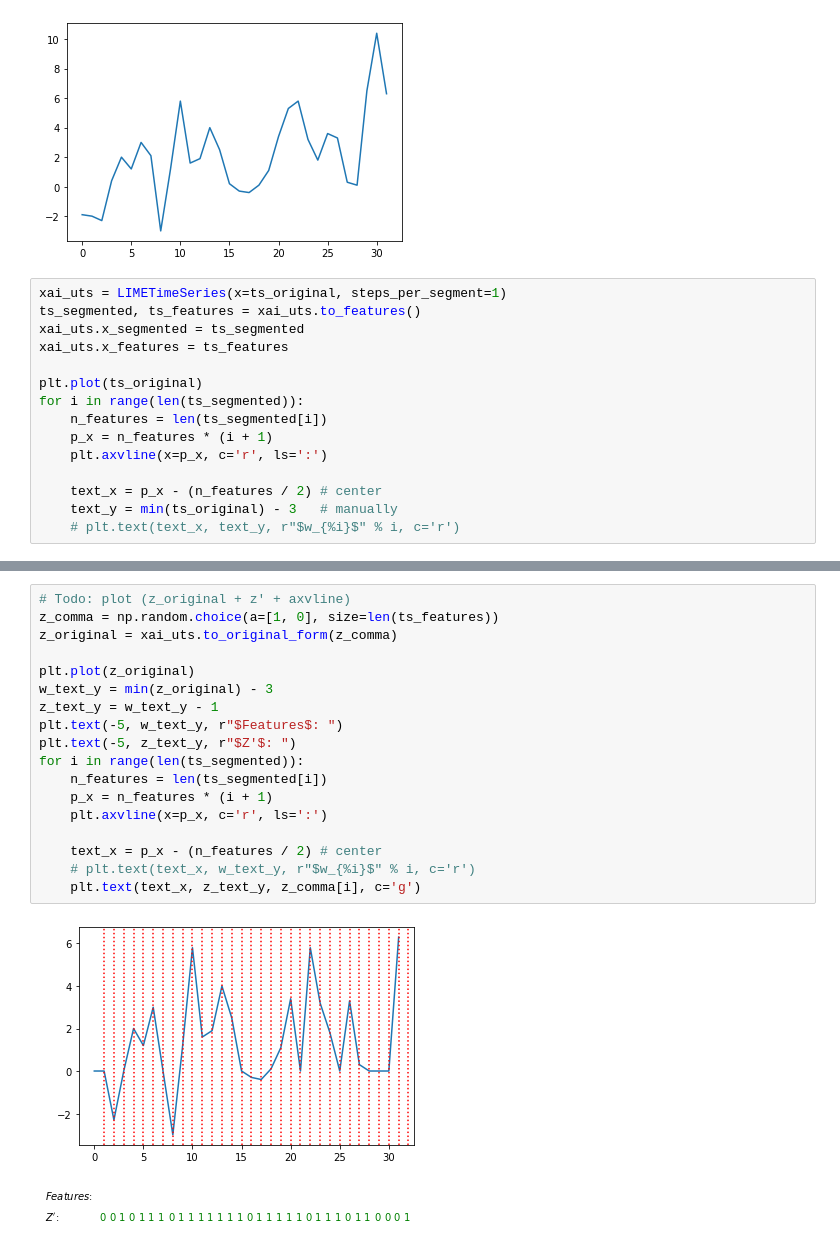
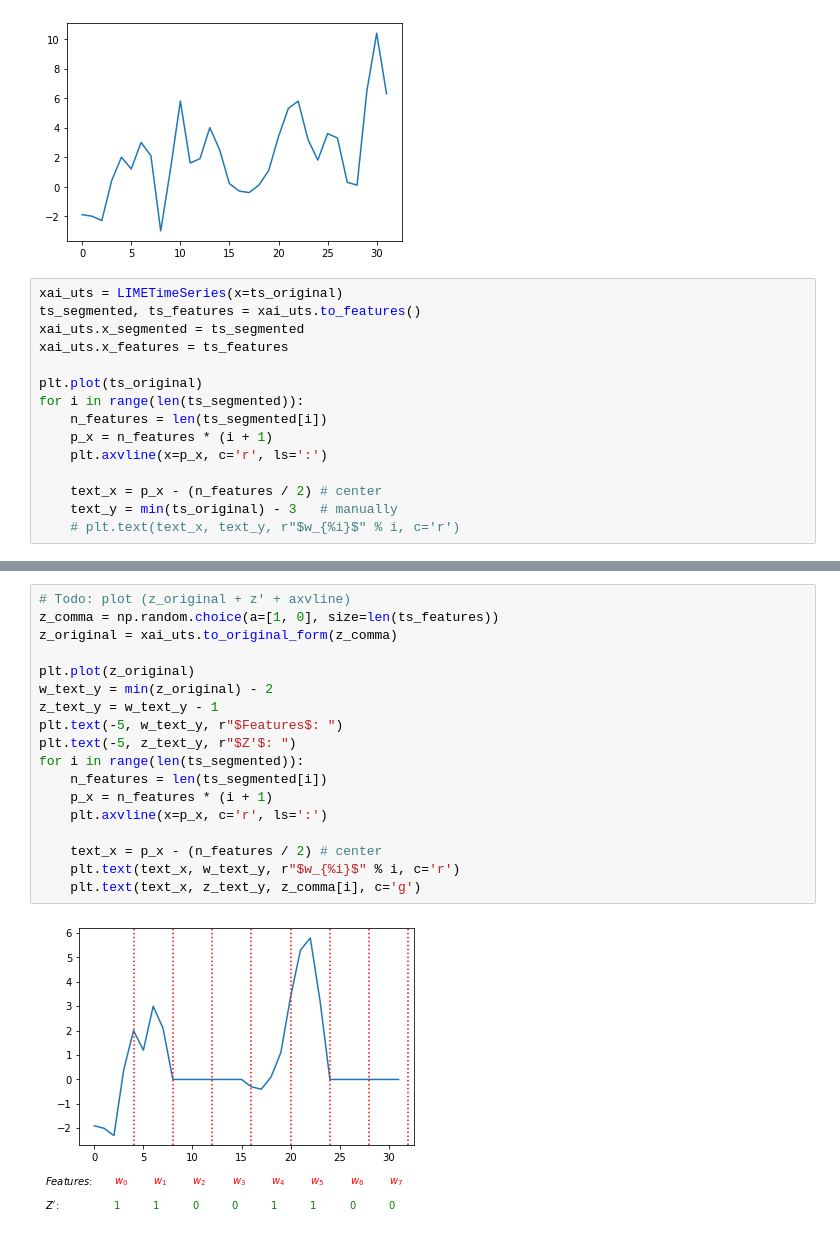
Before and after one commit to dungthuapps/tsx, a Jupyter notebook: notebooks/lime-uts.ipynb, the cells around one changed output, grey strips where cells are left out. Saved outputs shown, nothing was run; the diff lists cells and outputs as text.

```diff
--- a/notebooks/lime-uts.ipynb
+++ b/notebooks/lime-uts.ipynb
@@ -46,7 +46,7 @@ plt.plot(ts_original)
 [<matplotlib.lines.Line2D at 0x...>]
 [figure]
 # %%
-xai_uts = LIMETimeSeries(x=ts_original, steps_per_segment=1)
+xai_uts = LIMETimeSeries(x=ts_original)
 ts_segmented, ts_features = xai_uts.to_features()
 xai_uts.x_segmented = ts_segmented
 xai_uts.x_features = ts_features
@@ -82,23 +82,23 @@ for i, c in enumerate(arr):
 # %%
 # Todo: plot (z_original + z' + axvline)
 z_comma = np.random.choice(a=[1, 0], size=len(ts_features))
 z_original = xai_uts.to_original_form(z_comma)
 
 plt.plot(z_original)
-w_text_y = min(z_original) - 3
+w_text_y = min(z_original) - 2
 z_text_y = w_text_y - 1
 plt.text(-5, w_text_y, r"$Features$: ")
 plt.text(-5, z_text_y, r"$Z'$: ")
 for i in range(len(ts_segmented)):
     n_features = len(ts_segmented[i])
     p_x = n_features * (i + 1)
     plt.axvline(x=p_x, c='r', ls=':')
 
     text_x = p_x - (n_features / 2) # center
-    # plt.text(text_x, w_text_y, r"$w_{%i}$" % i, c='r')
+    plt.text(text_x, w_text_y, r"$w_{%i}$" % i, c='r')
     plt.text(text_x, z_text_y, z_comma[i], c='g')
 # %% [output]
-[figure, old version]
+[figure, new version]
 # %%
 xai_uts = LIMETimeSeries(x=ts_original, predict_fn=predict_uts_tmk)
 xai_model = xai_uts.explain(on_offs=[1, 0])
```
Also changed, not shown: parts of 5 cells of this notebook, 34 other files.
